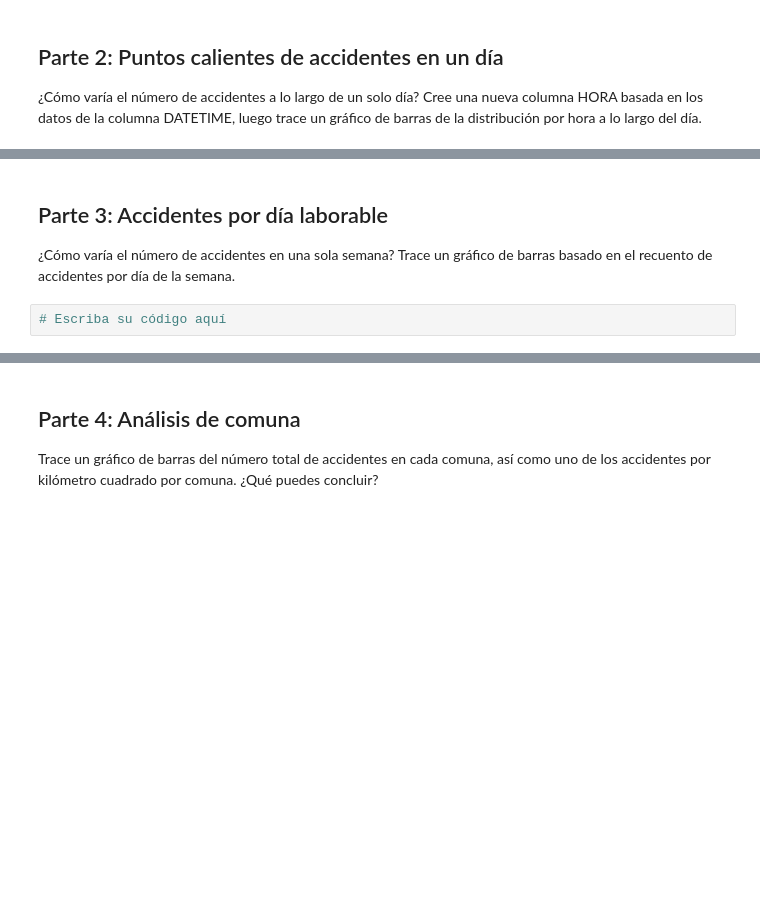
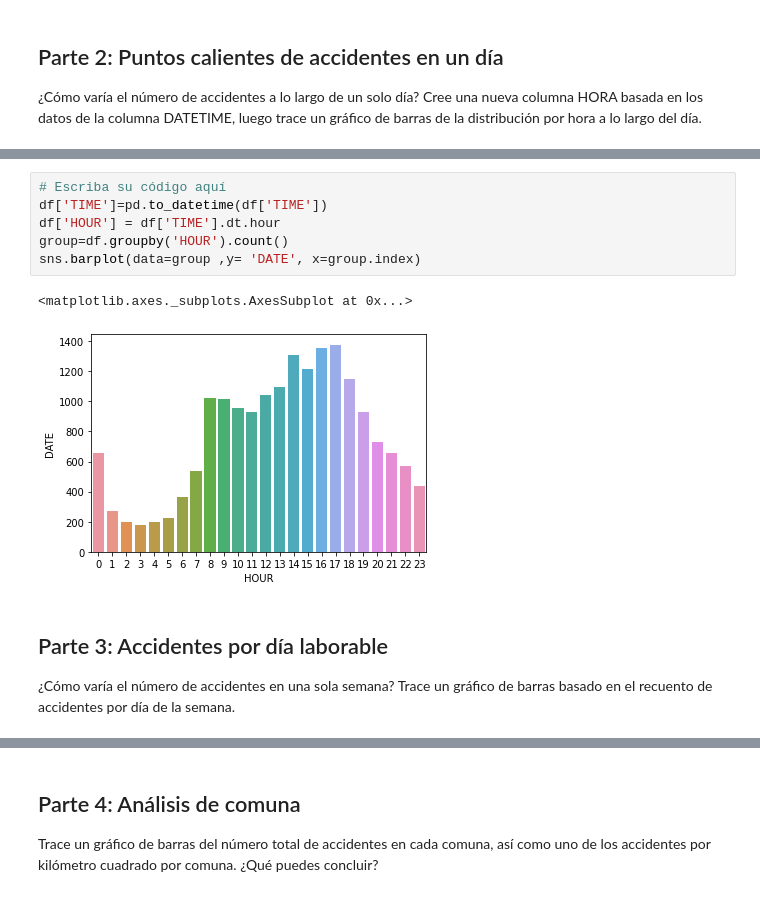
Before and after one commit to dianaquinterol/MujeresDigitales, a Jupyter notebook: Taller_Semana_4_(1).ipynb, the cells around one changed output, grey strips where cells are left out. Saved outputs shown, nothing was run; the diff lists cells and outputs as text; blank space fills up the shorter version.

```diff
--- a/Taller_Semana_4_(1).ipynb
+++ b/Taller_Semana_4_(1).ipynb
@@ -105,6 +105,13 @@ sns.barplot(data=group ,y= 'DATE', x=group.index)
+# %%
+# Escriba su código aquí
+df['TIME']=pd.to_datetime(df['TIME'])
+df['HOUR'] = df['TIME'].dt.hour
+group=df.groupby('HOUR').count()
+sns.barplot(data=group ,y= 'DATE', x=group.index)
+# %% [output]
+<matplotlib.axes._subplots.AxesSubplot at 0x...>
+[figure, added]
 # %% [markdown]
 ## Parte 3: Accidentes por día laborable
 
 ¿Cómo varía el número de accidentes en una sola semana? Trace un gráfico de barras basado en el recuento de accidentes por día de la semana.
-# %%
-# Escriba su código aquí
```
Also changed, not shown: parts of 10 cells of this notebook.
